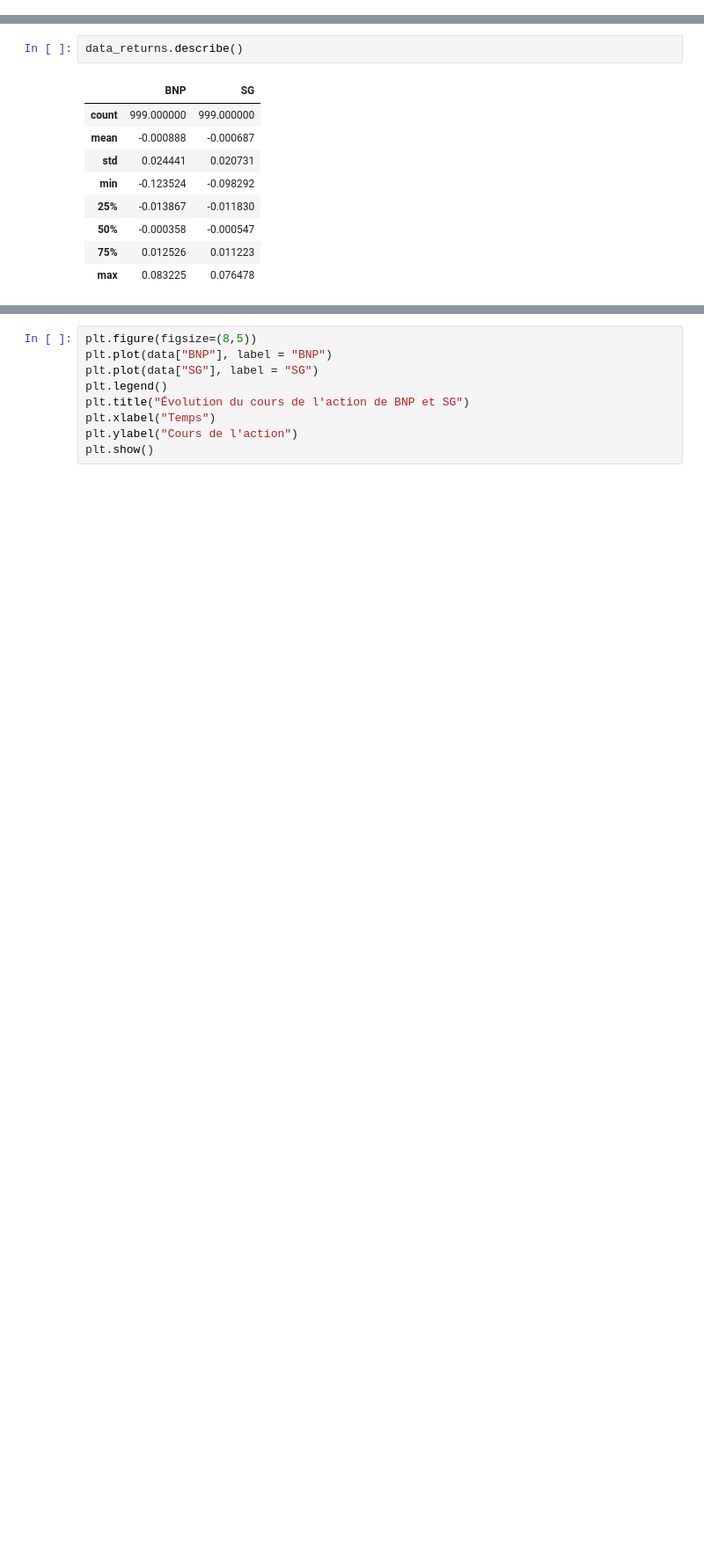
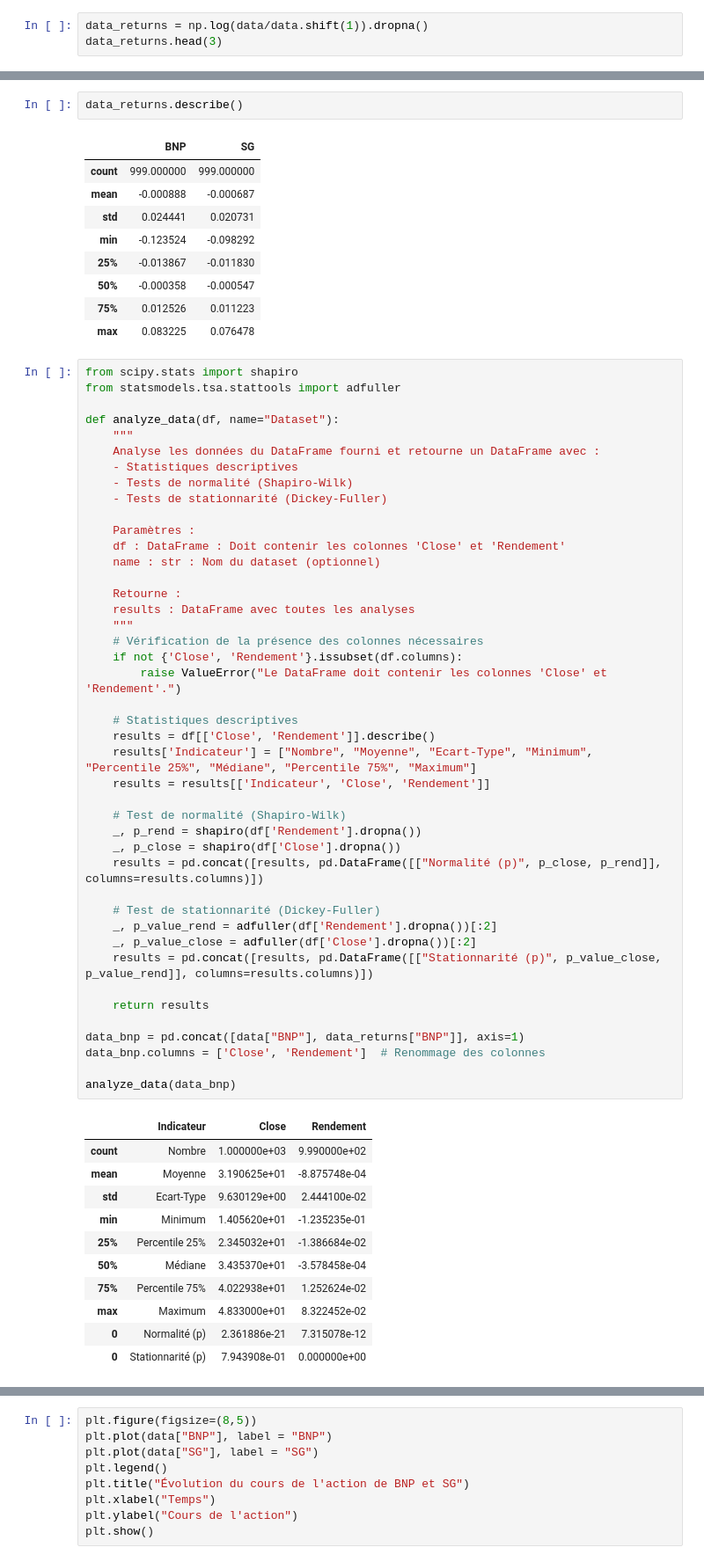
Before and after one commit to Jeangrivo/Gestion-des-Risques-Multiples, a Jupyter notebook: CreditVaR.ipynb, the cells around one changed output, grey strips where cells are left out. Shown at 88% size. Cells and saved outputs as stored; diff of their text form; blank space fills up the shorter version.

```diff
--- a/CreditVaR.ipynb
+++ b/CreditVaR.ipynb
@@ -112,0 +137,3 @@ data.head()
+# %%
+data_returns = np.log(data/data.shift(1)).dropna()
+data_returns.head(3)
@@ -122,3 +154,58 @@ data_returns.describe()
 | 50% | -0.000358 | -0.000547 |
 | 75% | 0.012526 | 0.011223 |
 | max | 0.083225 | 0.076478 |
+# %%
+from scipy.stats import shapiro
+from statsmodels.tsa.stattools import adfuller
+
+def analyze_data(df, name="Dataset"):
+    """
+    Analyse les données du DataFrame fourni et retourne un DataFrame avec :
+    - Statistiques descriptives
+    - Tests de normalité (Shapiro-Wilk)
+    - Tests de stationnarité (Dickey-Fuller)
+
+    Paramètres :
+    df : DataFrame : Doit contenir les colonnes 'Close' et 'Rendement'
+    name : str : Nom du dataset (optionnel)
+
+    Retourne :
+    results : DataFrame avec toutes les analyses
+    """
+    # Vérification de la présence des colonnes nécessaires
+    if not {'Close', 'Rendement'}.issubset(df.columns):
+        raise ValueError("Le DataFrame doit contenir les colonnes 'Close' et 'Rendement'.")
+
+    # Statistiques descriptives
+    results = df[['Close', 'Rendement']].describe()
+    results['Indicateur'] = ["Nombre", "Moyenne", "Ecart-Type", "Minimum", "Percentile 25%", "Médiane", "Percentile 75%", "Maximum"]
+    results = results[['Indicateur', 'Close', 'Rendement']]
+
+    # Test de normalité (Shapiro-Wilk)
+    _, p_rend = shapiro(df['Rendement'].dropna())
+    _, p_close = shapiro(df['Close'].dropna())
+    results = pd.concat([results, pd.DataFrame([["Normalité (p)", p_close, p_rend]], columns=results.columns)])
+
+    # Test de stationnarité (Dickey-Fuller)
+    _, p_value_rend = adfuller(df['Rendement'].dropna())[:2]
+    _, p_value_close = adfuller(df['Close'].dropna())[:2]
+    results = pd.concat([results, pd.DataFrame([["Stationnarité (p)", p_value_close, p_value_rend]], columns=results.columns)])
+
+    return results
+
+data_bnp = pd.concat([data["BNP"], data_returns["BNP"]], axis=1)
+data_bnp.columns = ['Close', 'Rendement']  # Renommage des colonnes
+
+analyze_data(data_bnp)
+# %% [output]
+|  | Indicateur | Close | Rendement |
+| count | Nombre | 1.000000e+03 | 9.990000e+02 |
+| mean | Moyenne | 3.190625e+01 | -8.875748e-04 |
+| std | Ecart-Type | 9.630129e+00 | 2.444100e-02 |
+| min | Minimum | 1.405620e+01 | -1.235235e-01 |
+| 25% | Percentile 25% | 2.345032e+01 | -1.386684e-02 |
+| 50% | Médiane | 3.435370e+01 | -3.578458e-04 |
+| 75% | Percentile 75% | 4.022938e+01 | 1.252624e-02 |
+| max | Maximum | 4.833000e+01 | 8.322452e-02 |
+| 0 | Normalité (p) | 2.361886e-21 | 7.315078e-12 |
+| 0 | Stationnarité (p) | 7.943908e-01 | 0.000000e+00 |
```
Also changed, not shown: parts of 8 cells of this notebook.
